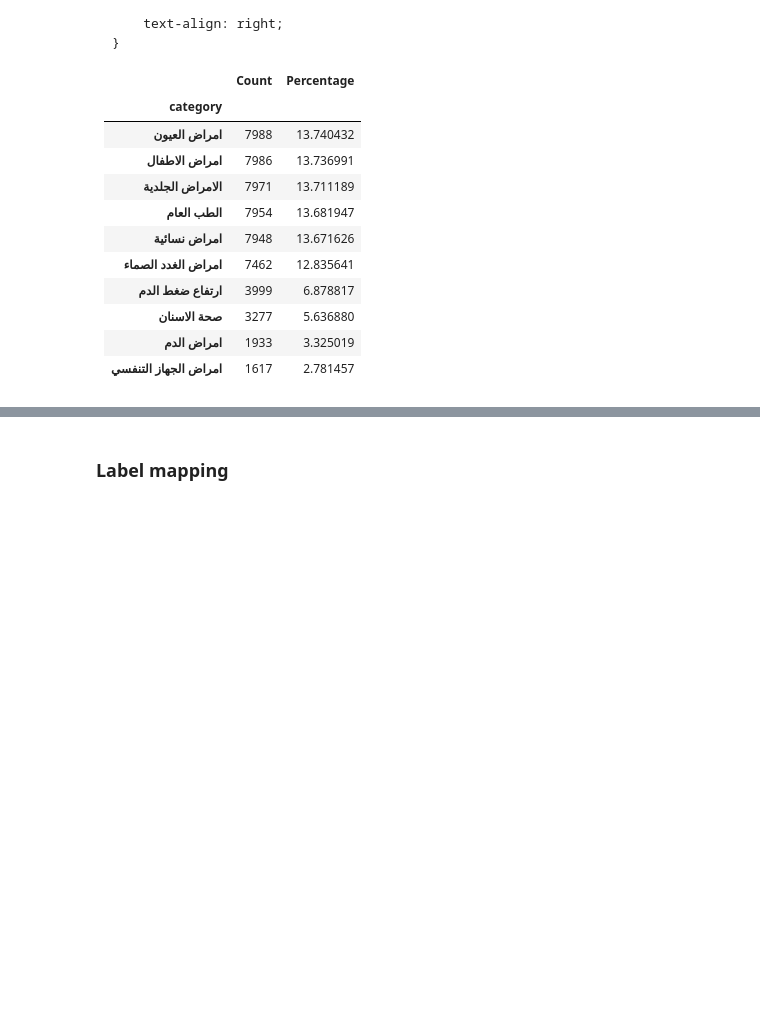
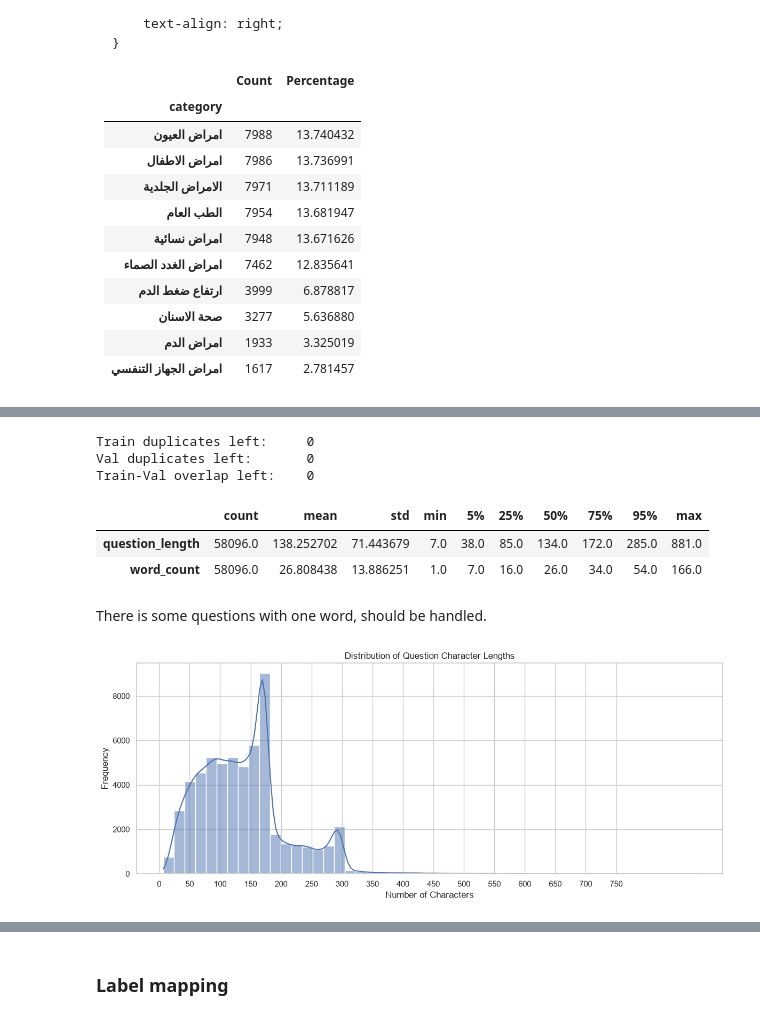
Before and after one commit to AbdulrahmanJ204/NLP-Study, a Jupyter notebook: HW-1/eda.ipynb, the cells around one changed output, grey strips where cells are left out. Cells and saved outputs as stored; diff of their text form; code cells hidden in the pictures; blank space fills up the shorter version.

Commit message:
- basic text preprocessing - baseline

```diff
--- a/HW-1/eda.ipynb
+++ b/HW-1/eda.ipynb
@@ -820,0 +1000,9 @@ Validation-Test question overlap: 0
+# %%
+train_df_pre = train_df.copy()
+train_df_pre["question"] = train_df_pre["question"].apply(
+    preprocessing
+)
+val_df_pre = val_df.copy()
+val_df_pre["question"] = val_df_pre["question"].apply(
+    preprocessing
+)
@@ -820,0 +1050,50 @@ Validation-Test question overlap: 0
+# %%
+train_df , val_df = clean_duplicates(train_df_pre , val_df_pre)
+# %% [output]
+Train duplicates left:     0
+Val duplicates left:       0
+Train-Val overlap left:    0
+# %%
+train_df["question_length"] = (
+    train_df["question"]
+    .fillna("")
+    .str.len()
+)
+
+train_df["word_count"] = (
+    train_df["question"]
+    .fillna("")
+    .str.split()
+    .str.len()
+)
+# %%
+display(
+    train_df[["question_length", "word_count"]]
+    .describe(percentiles=[0.05, 0.25, 0.5, 0.75, 0.95]).T
+)
+# %% [output]
+|  | count | mean | std | min | 5% | 25% | 50% | 75% | 95% | max |
+| question_length | 58096.0 | 138.252702 | 71.443679 | 7.0 | 38.0 | 85.0 | 134.0 | 172.0 | 285.0 | 881.0 |
+| word_count | 58096.0 | 26.808438 | 13.886251 | 1.0 | 7.0 | 16.0 | 26.0 | 34.0 | 54.0 | 166.0 |
+# %% [markdown]
+There is some questions with one word, should be handled.
+# %%
+plt.figure(figsize=(12, 5))
+
+sns.histplot(
+    data=train_df,
+    x="question_length",
+    bins=50,
+    kde=True
+)
+
+x_ticks = [i for i in range(0, 800 , 50)]
+plt.xticks(x_ticks)
+plt.title("Distribution of Question Character Lengths")
+plt.xlabel("Number of Characters")
+plt.ylabel("Frequency")
+
+plt.tight_layout()
+plt.show()
+# %% [output]
+[figure, added]
```
Also changed, not shown: parts of 47 cells of this notebook.
